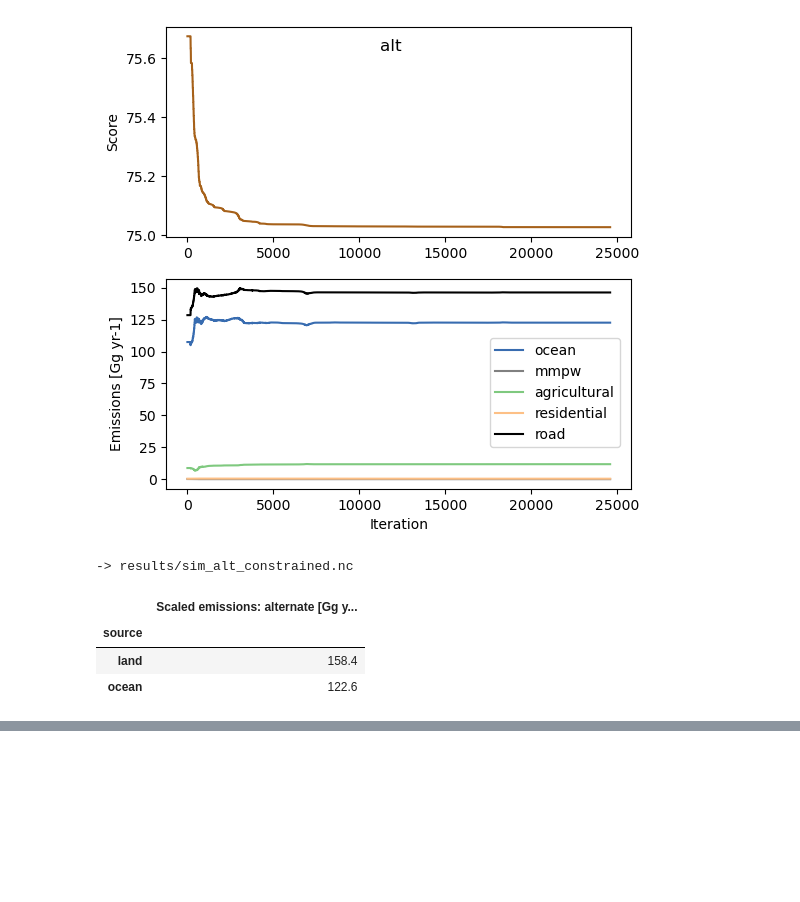
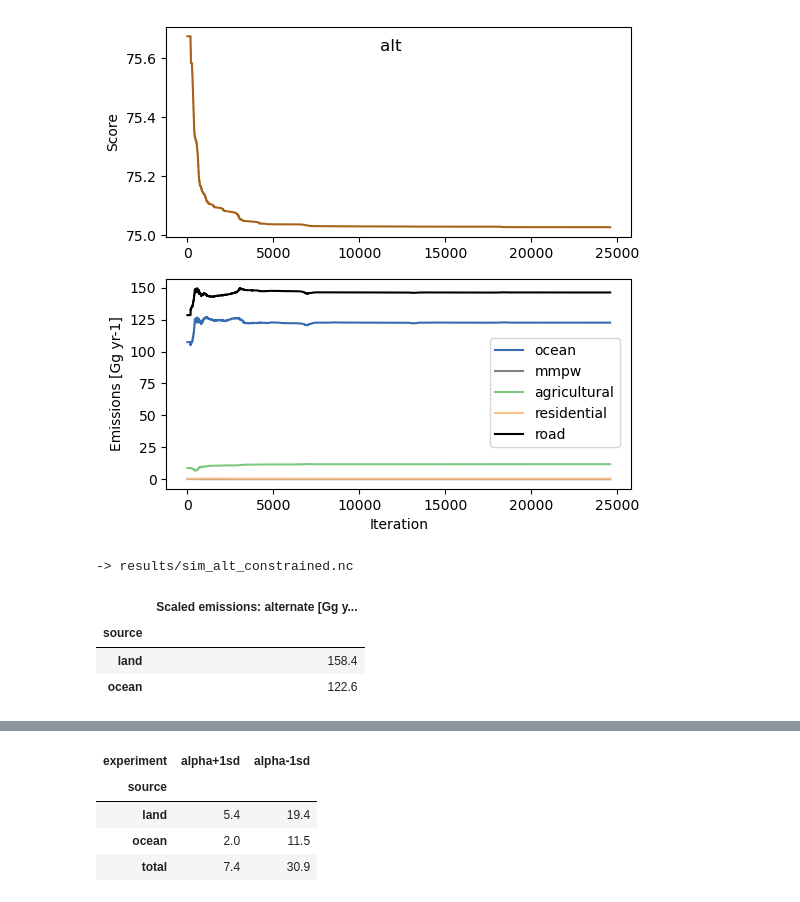
Before and after one commit to GEOS-Chem-IGE/hough2026_atmo-plast-emis_harmonize, a Jupyter notebook: notebooks/constrain-simulations.ipynb, the cells around one changed output, grey strips where cells are left out. Saved outputs shown, nothing was run; the diff lists cells and outputs as text; code cells hidden in the pictures; blank space fills up the shorter version.

```diff
--- a/notebooks/constrain-simulations.ipynb
+++ b/notebooks/constrain-simulations.ipynb
@@ -381,0 +449,19 @@ alt["emis"] = spatial_integrate(alt["final"], varname="emission")
+# %%
+tmp = (
+    pd.concat(
+        [
+            results[x]["emis"].to_dataframe().assign(experiment=x)
+            for x in ["alpha+1sd", "alpha-1sd"]
+        ]
+    )
+    .set_index("experiment", append=True)
+    .unstack("experiment")["emission"]
+)
+tmp.loc["total"] = tmp.sum()
+tmp.round(1)
+# %% [output]
+| experiment | alpha+1sd | alpha-1sd |
+| source |  |  |
+| land | 5.4 | 19.4 |
+| ocean | 2.0 | 11.5 |
+| total | 7.4 | 30.9 |
```
Also changed, not shown: parts of 5 cells of this notebook, 14 other files.
